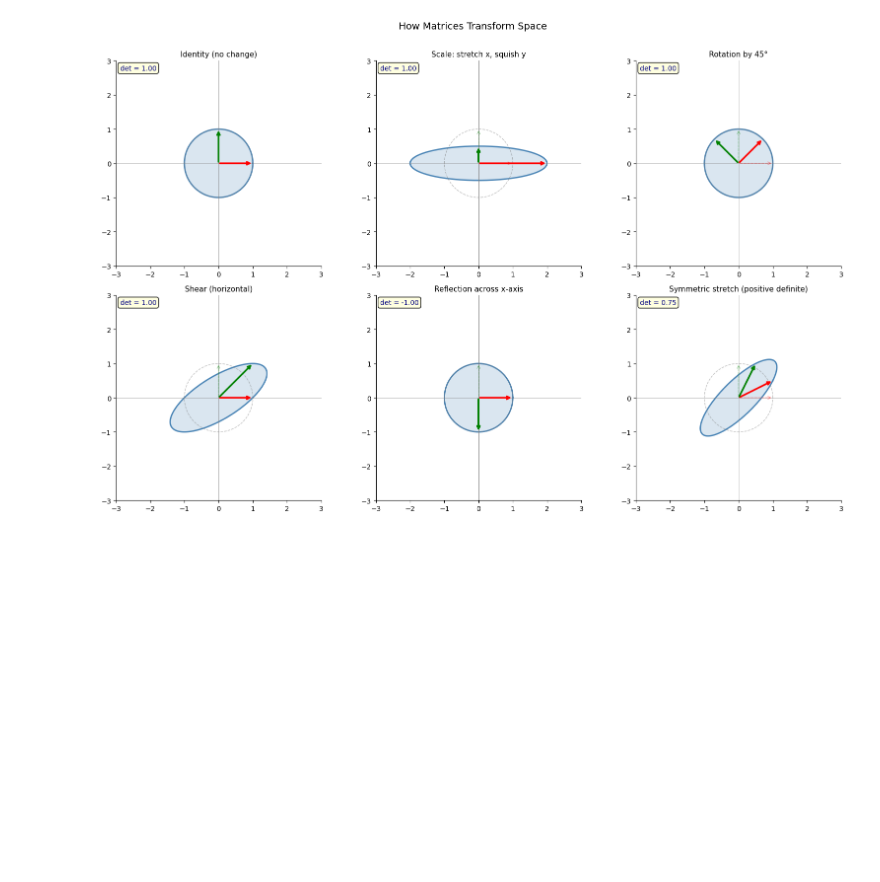
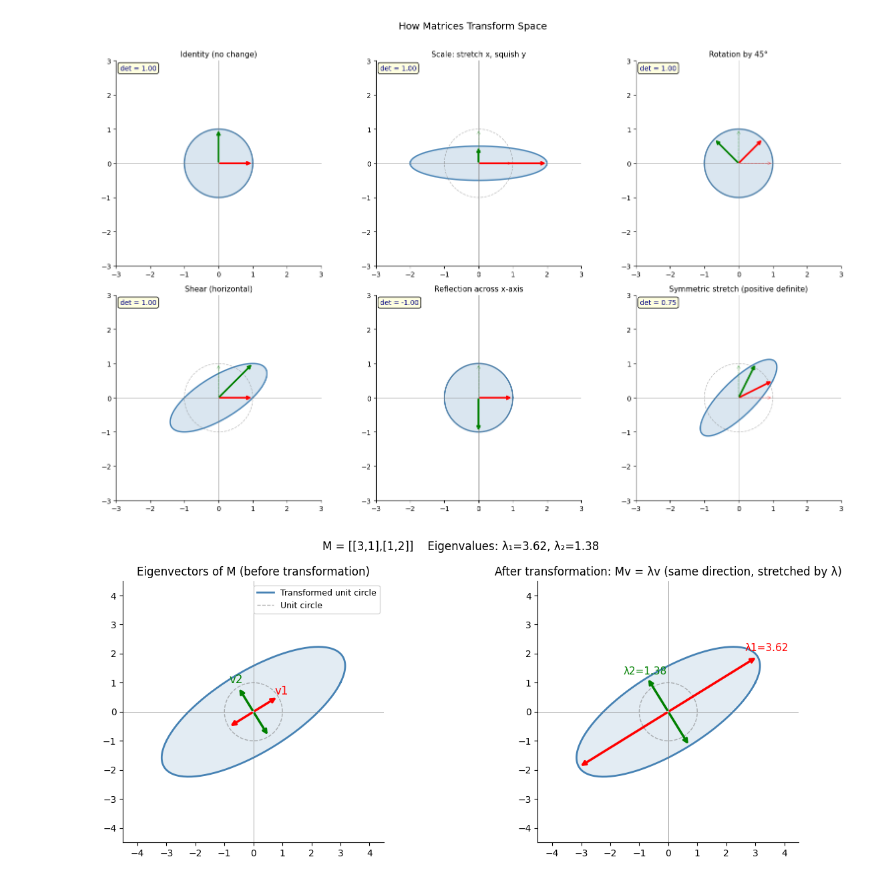
Before and after one commit to Raksha-Karn/Minspire-MLFromScratch, a Jupyter notebook: Linear_Algebra_PCA_SVD/linear_algebra.ipynb, the cells around one changed output. Cells and saved outputs as stored; diff of their text form; code cells hidden in the pictures; blank space fills up the shorter version.

Commit message:
chore(day_2): perform and visualize eigenvectors scaled by eigenvalues

```diff
--- a/Linear_Algebra_PCA_SVD/linear_algebra.ipynb
+++ b/Linear_Algebra_PCA_SVD/linear_algebra.ipynb
@@ -149,3 +149,43 @@ plt.tight_layout()
 plt.show()
 # %% [output]
 [figure]
+# %%
+M = np.array([[3, 1], [1, 2]], dtype=float)
+eigenvalues, eigenvectors = np.linalg.eig(M)
+
+theta = np.linspace(0, 2*np.pi, 200)
+circle = np.array([np.cos(theta), np.sin(theta)])
+transformed = M @ circle
+
+fig, axes = plt.subplots(1, 2, figsize=(13, 5))
+
+for ax in axes:
+    ax.fill(transformed[0], transformed[1], alpha=0.15, color='steelblue')
+    ax.plot(transformed[0], transformed[1], 'steelblue', lw=2, label='Transformed unit circle')
+    ax.plot(circle[0], circle[1], 'gray', lw=1, ls='--', alpha=0.6, label='Unit circle')
+    ax.axhline(0, color='gray', lw=0.5); ax.axvline(0, color='gray', lw=0.5)
+    ax.set_aspect('equal'); ax.set_xlim(-4.5, 4.5); ax.set_ylim(-4.5, 4.5)
+
+colors = ['red', 'green']
+for i, (ev, lam) in enumerate(zip(eigenvectors.T, eigenvalues)):
+    ev = ev.real; lam = lam.real
+    axes[0].annotate('', xy=ev, xytext=(0,0),
+                     arrowprops=dict(arrowstyle='->', color=colors[i], lw=2.5))
+    axes[0].annotate('', xy=-ev, xytext=(0,0),
+                     arrowprops=dict(arrowstyle='->', color=colors[i], lw=2.5))
+    axes[0].text(*ev*1.15, f'v{i+1}', color=colors[i], fontsize=12, ha='center')
+
+    Mev = M @ ev
+    axes[1].annotate('', xy=Mev, xytext=(0,0),
+                     arrowprops=dict(arrowstyle='->', color=colors[i], lw=2.5))
+    axes[1].annotate('', xy=-Mev, xytext=(0,0),
+                     arrowprops=dict(arrowstyle='->', color=colors[i], lw=2.5))
+    axes[1].text(*Mev*1.1, f'λ{i+1}={lam:.2f}', color=colors[i], fontsize=11, ha='center')
+
+axes[0].set_title('Eigenvectors of M (before transformation)'); axes[0].legend(fontsize=9)
+axes[1].set_title('After transformation: Mv = λv (same direction, stretched by λ)')
+plt.suptitle(f'M = [[3,1],[1,2]]    Eigenvalues: λ₁={eigenvalues[0].real:.2f}, λ₂={eigenvalues[1].real:.2f}', fontsize=12)
+plt.tight_layout()
+plt.show()
+# %% [output]
+[figure, added]
```
